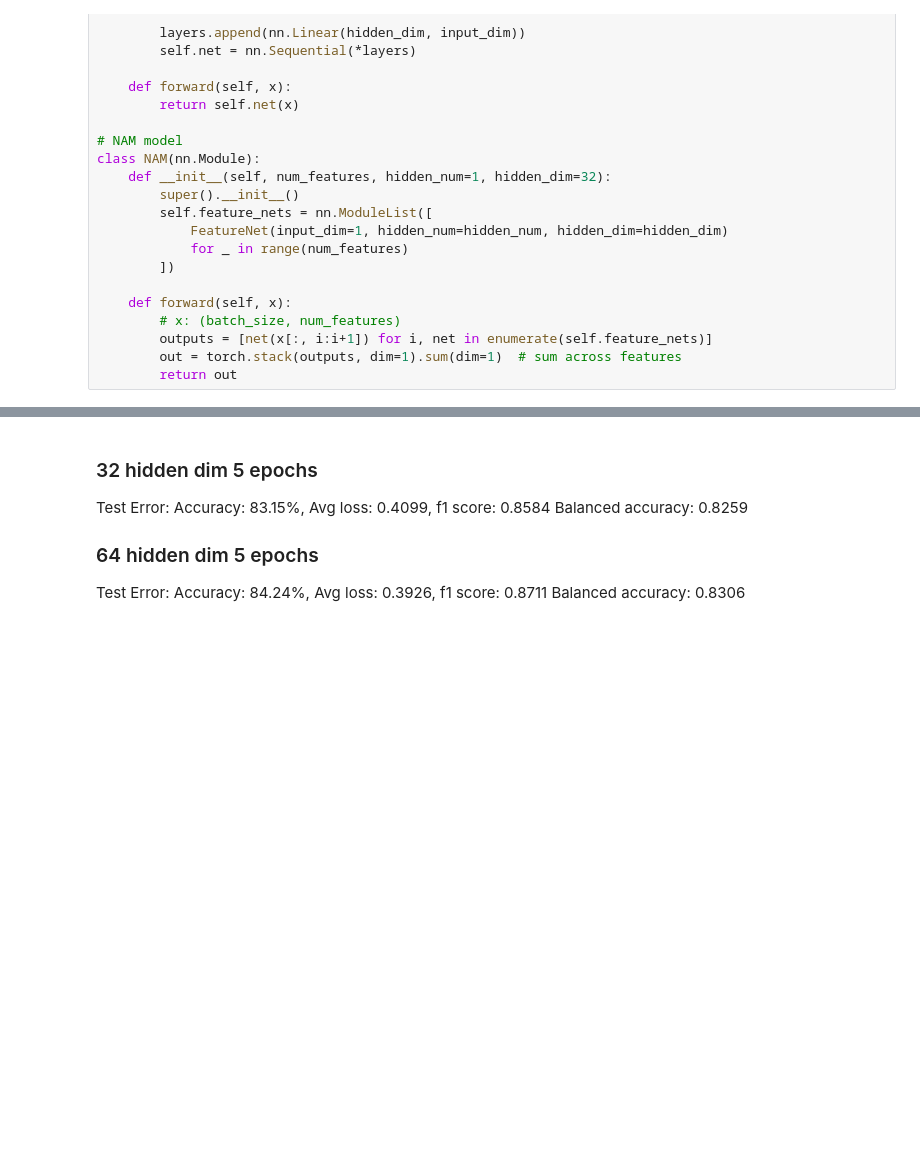
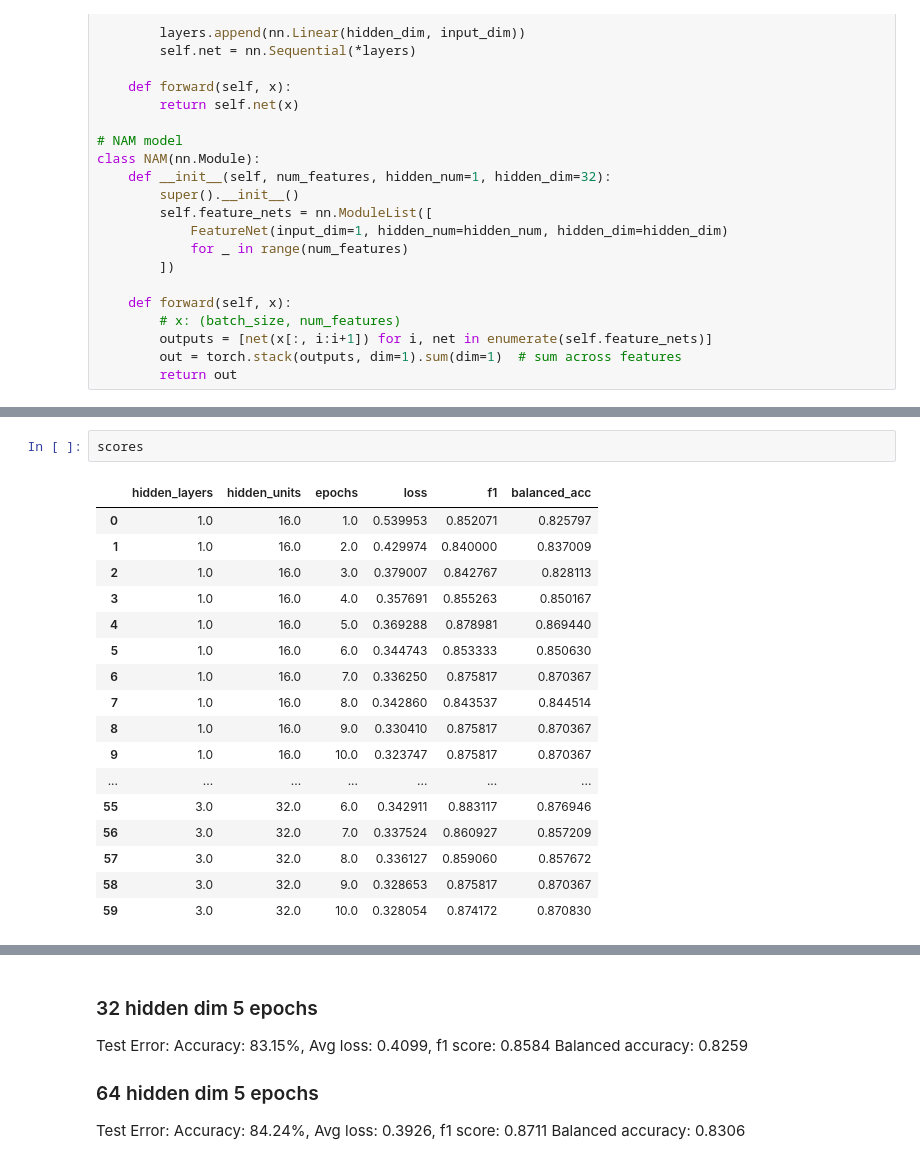
Before and after one commit to olivermarketos/Interpretability_and_Explainability, a Jupyter notebook: p1/4_neural_additive_models.ipynb, the cells around one changed output, grey strips where cells are left out. Saved outputs shown, nothing was run; the diff lists cells and outputs as text; blank space fills up the shorter version.

```diff
--- a/p1/4_neural_additive_models.ipynb
+++ b/p1/4_neural_additive_models.ipynb
@@ -239,3 +246,23 @@ Test Error:
 
 Done!
+# %%
+scores
+# %% [output]
+|  | hidden_layers | hidden_units | epochs | loss | f1 | balanced_acc |
+| 0 | 1.0 | 16.0 | 1.0 | 0.539953 | 0.852071 | 0.825797 |
+| 1 | 1.0 | 16.0 | 2.0 | 0.429974 | 0.840000 | 0.837009 |
+| 2 | 1.0 | 16.0 | 3.0 | 0.379007 | 0.842767 | 0.828113 |
+| 3 | 1.0 | 16.0 | 4.0 | 0.357691 | 0.855263 | 0.850167 |
+| 4 | 1.0 | 16.0 | 5.0 | 0.369288 | 0.878981 | 0.869440 |
+| 5 | 1.0 | 16.0 | 6.0 | 0.344743 | 0.853333 | 0.850630 |
+| 6 | 1.0 | 16.0 | 7.0 | 0.336250 | 0.875817 | 0.870367 |
+| 7 | 1.0 | 16.0 | 8.0 | 0.342860 | 0.843537 | 0.844514 |
+| 8 | 1.0 | 16.0 | 9.0 | 0.330410 | 0.875817 | 0.870367 |
+| 9 | 1.0 | 16.0 | 10.0 | 0.323747 | 0.875817 | 0.870367 |
+| ... | ... | ... | ... | ... | ... | ... |
+| 55 | 3.0 | 32.0 | 6.0 | 0.342911 | 0.883117 | 0.876946 |
+| 56 | 3.0 | 32.0 | 7.0 | 0.337524 | 0.860927 | 0.857209 |
+| 57 | 3.0 | 32.0 | 8.0 | 0.336127 | 0.859060 | 0.857672 |
+| 58 | 3.0 | 32.0 | 9.0 | 0.328653 | 0.875817 | 0.870367 |
+| 59 | 3.0 | 32.0 | 10.0 | 0.328054 | 0.874172 | 0.870830 |
 # %%
```
Also changed, not shown: parts of 11 cells of this notebook, 3 other files.
